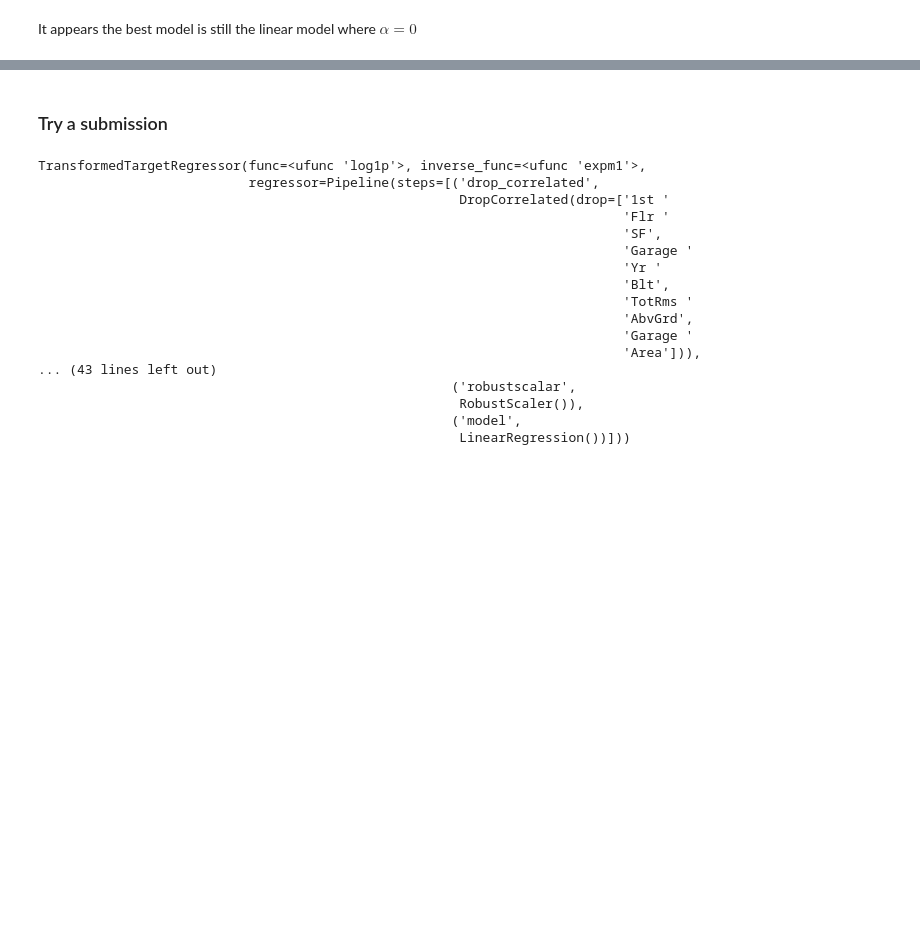
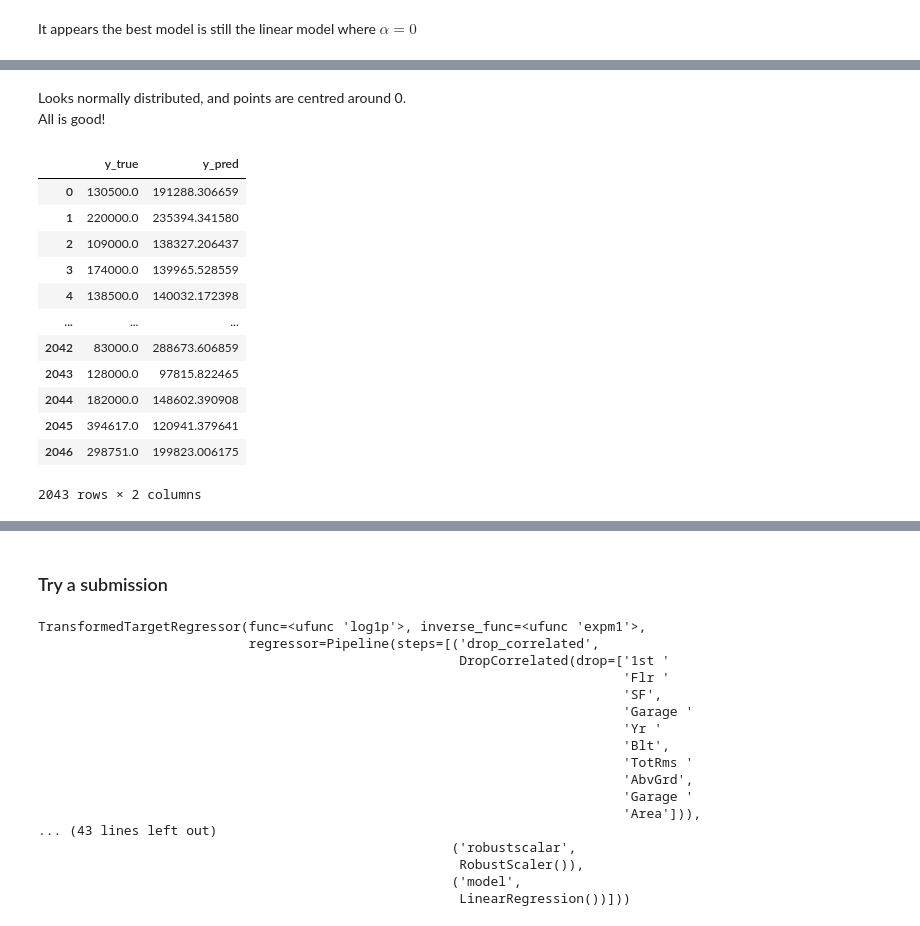
Before and after one commit to garyfoohw/GA_DSIF_project_2, a Jupyter notebook: code/05_L1_L2_regularization.ipynb, the cells around one changed output, grey strips where cells are left out. Cells and saved outputs as stored; diff of their text form; code cells hidden in the pictures; blank space fills up the shorter version.

```diff
--- a/code/05_L1_L2_regularization.ipynb
+++ b/code/05_L1_L2_regularization.ipynb
@@ -139,0 +163,25 @@ It appears the best model is still the linear model where $\alpha =0$
+# %% [markdown]
+Looks normally distributed, and points are centred around 0.
+All is good!
+# %%
+reg=create_regressor(LinearRegression(),feature_names=features_to_keep)
+reg.fit(X,y)
+pred=reg.predict(X)
+
+df_tp=pd.DataFrame([y,pred]).T.dropna()
+df_tp.columns=["y_true","y_pred"]
+df_tp
+# %% [output]
+|  | y_true | y_pred |
+| 0 | 130500.0 | 191288.306659 |
+| 1 | 220000.0 | 235394.341580 |
+| 2 | 109000.0 | 138327.206437 |
+| 3 | 174000.0 | 139965.528559 |
+| 4 | 138500.0 | 140032.172398 |
+| ... | ... | ... |
+| 2042 | 83000.0 | 288673.606859 |
+| 2043 | 128000.0 | 97815.822465 |
+| 2044 | 182000.0 | 148602.390908 |
+| 2045 | 394617.0 | 120941.379641 |
+| 2046 | 298751.0 | 199823.006175 |
+2043 rows × 2 columns
```
Also changed, not shown: parts of 8 cells of this notebook, 2 other files.
